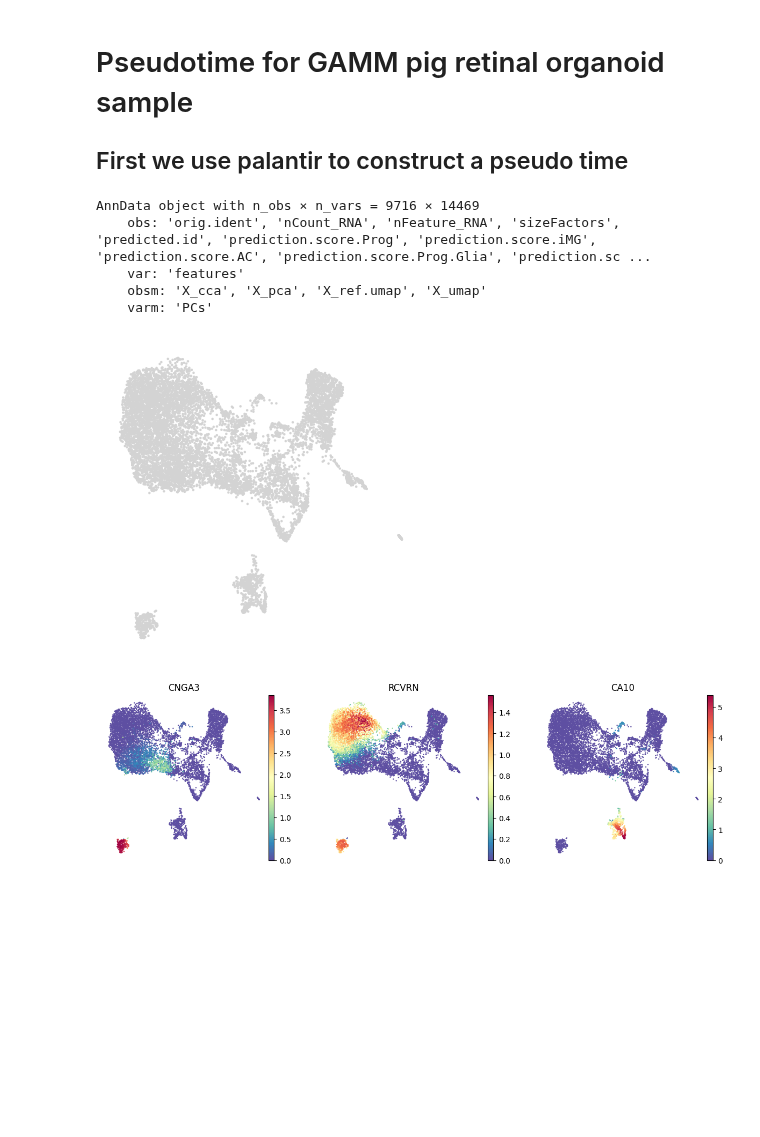
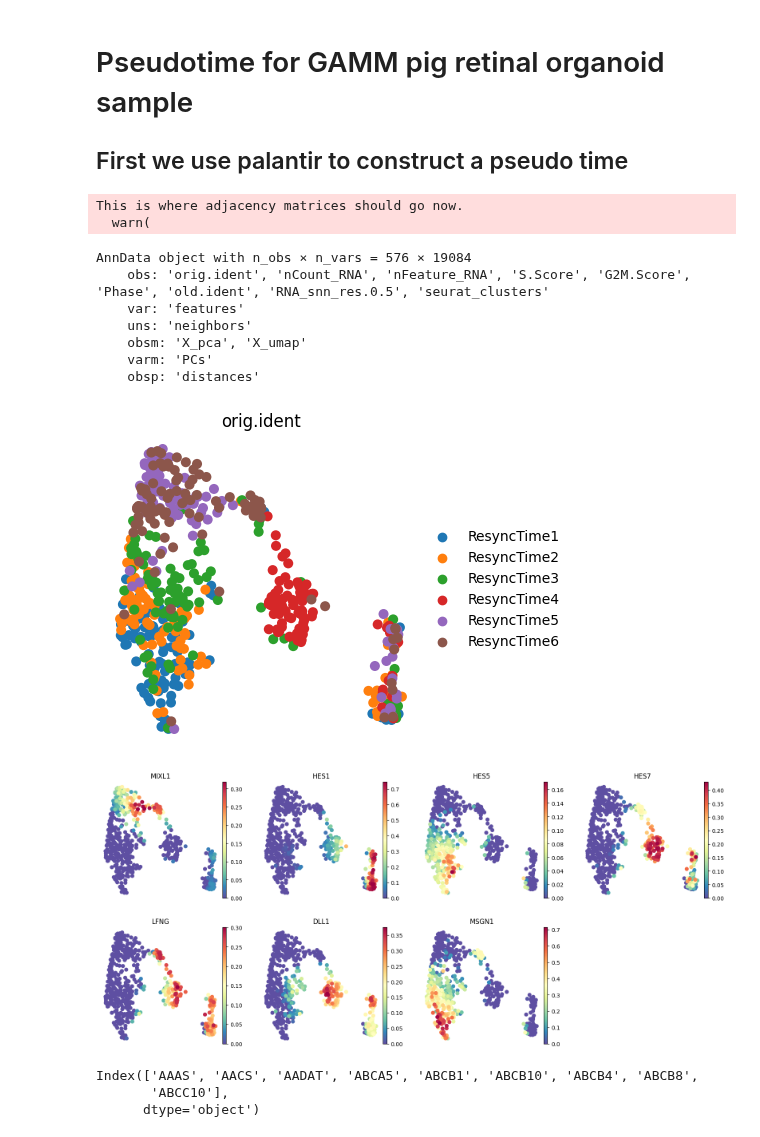
Before and after one commit to stewart-lab/scRNAseq_library, a Jupyter notebook: other_sc/pseudotime_GAMM.ipynb, the cells around one changed output. Cells and saved outputs as stored; diff of their text form; code cells hidden in the pictures; blank space fills up the shorter version.

Commit message:
updating pseudotime analysis with fluidigm data, added a few parameters to the config file

```diff
--- a/other_sc/pseudotime_GAMM.ipynb
+++ b/other_sc/pseudotime_GAMM.ipynb
@@ -29,11 +29,11 @@ warnings.filterwarnings(
 %matplotlib inline
 
 # variables
-DATA_DIR = "/w5home/bmoore/scRNAseq/GAMM/human_data/reh_cellrep_2020/output_seurat_mapping_20230913_100651_cc/" # "/Users/bmoore/Desktop/scRNAseq/GAMM/GAMM_S2/output_20230830_155530/"
-ADATA_FILE = "gamms2_cca_pred.h5ad" # "gamms2_clustifyr.h5ad"
-ANNOT_TYPE = "manual" # "seurat_map", "clustifyr", "manual"
-CROSS_SPECIES = "TRUE" # "FALSE"
-NC = 8 # number of components
+DATA_DIR = "/w5home/bmoore/scRNAseq/LiFangChu/fluidigm_gup_expr_results/output_20231114_102348/" # "/Users/bmoore/Desktop/scRNAseq/GAMM/GAMM_S2/output_20230830_155530/"
+ADATA_FILE = "clustered_seurat_obj.h5ad" # "gamms2_clustifyr.h5ad" "gamms2_cca_pred.h5ad"
+ANNOT_TYPE = "orig.ident" # "seurat_map", "clustifyr", "manual", "orig.ident"
+CROSS_SPECIES = "FALSE" # "TRUE" or "FALSE"
+NC = 10 # number of components
 # %%
 # load data
 ## note- data was previously converted from seurat object to anndata object
@@ -42,11 +42,15 @@ data_dir = os.path.expanduser(DATA_DIR)
 adata = sc.read_h5ad(data_dir + ADATA_FILE)
 adata
 # %% [output]
-AnnData object with n_obs × n_vars = 9716 × 14469
-    obs: 'orig.ident', 'nCount_RNA', 'nFeature_RNA', 'sizeFactors', 'predicted.id', 'prediction.score.Prog', 'prediction.score.iMG', 'prediction.score.AC', 'prediction.score.Prog.Glia', 'prediction.sc ...
-    var: 'features'
-    obsm: 'X_cca', 'X_pca', 'X_ref.umap', 'X_umap'
-    varm: 'PCs'
+This is where adjacency matrices should go now.
+  warn(
+AnnData object with n_obs × n_vars = 576 × 19084
+    obs: 'orig.ident', 'nCount_RNA', 'nFeature_RNA', 'S.Score', 'G2M.Score', 'Phase', 'old.ident', 'RNA_snn_res.0.5', 'seurat_clusters'
+    var: 'features'
+    uns: 'neighbors'
+    obsm: 'X_pca', 'X_umap'
+    varm: 'PCs'
+    obsp: 'distances'
 # %%
 # We have already preprocessed this data
 
@@ -59,19 +63,23 @@ ms_data = palantir.utils.determine_multiscale_space(adata)
 # %%
 # visualize (note we have already done nearest neighbor and umap)
 sc.pl.embedding(
     adata,
     basis="umap",
     frameon=False,
+    color='orig.ident',
 )
 # %% [output]
-[figure, old version]
+[figure, new version]
 # %%
 # MAGIC imputation
 # Palantir uses MAGIC to impute the data for visualization and determining gene expression trends.
-imputed_X = palantir.utils.run_magic_imputation(adata)
+#imputed_X = palantir.utils.run_magic_imputation(adata)
 # gene expression visualization on UMAP
 if CROSS_SPECIES == "FALSE":
-    genes = ["CNGA3", "RCVRN", "CA10", "TUBB3","SOX2"]
+    if ANNOT_TYPE == "orig.ident":
+        genes = ["MIXL1","HES1","HES5","HES7","LFNG","DLL1","MSGN1"]
+    else:
+        genes = ["CNGA3","RCVRN", "CA10", "TUBB3","SOX2"]
 else:
     genes = ["CNGA3", "RCVRN", "CA10"]
 
@@ -88,7 +96,19 @@ with plt.rc_context():
     plt.savefig(data_dir + "gene_expression.png")
 #plt.show()
 # %% [output]
-[figure, old version]
+[figure, new version]
+# %%
+adata.obs.columns
+adata.var_names
+adata.var['features']
+adata.obs['nCount_SCT']
+adata.obs.columns
+adata.var['features'][1:10]
+adata.var_names[1:10]
+# %% [output]
+Index(['AAAS', 'AACS', 'AADAT', 'ABCA5', 'ABCB1', 'ABCB10', 'ABCB4', 'ABCB8',
+       'ABCC10'],
+      dtype='object')
 # %%
 # Diffusion maps visualization
 palantir.plot.plot_diffusion_components(adata)
```
Also changed, not shown: parts of 21 cells of this notebook, 4 other files.
